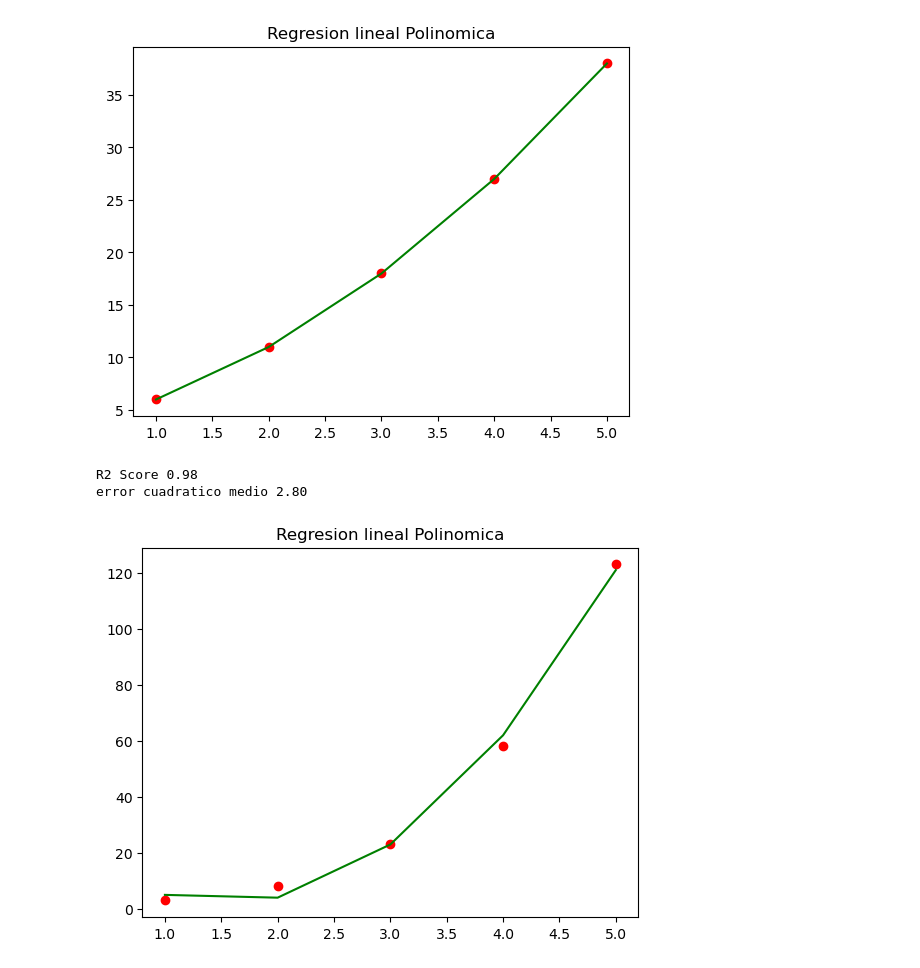
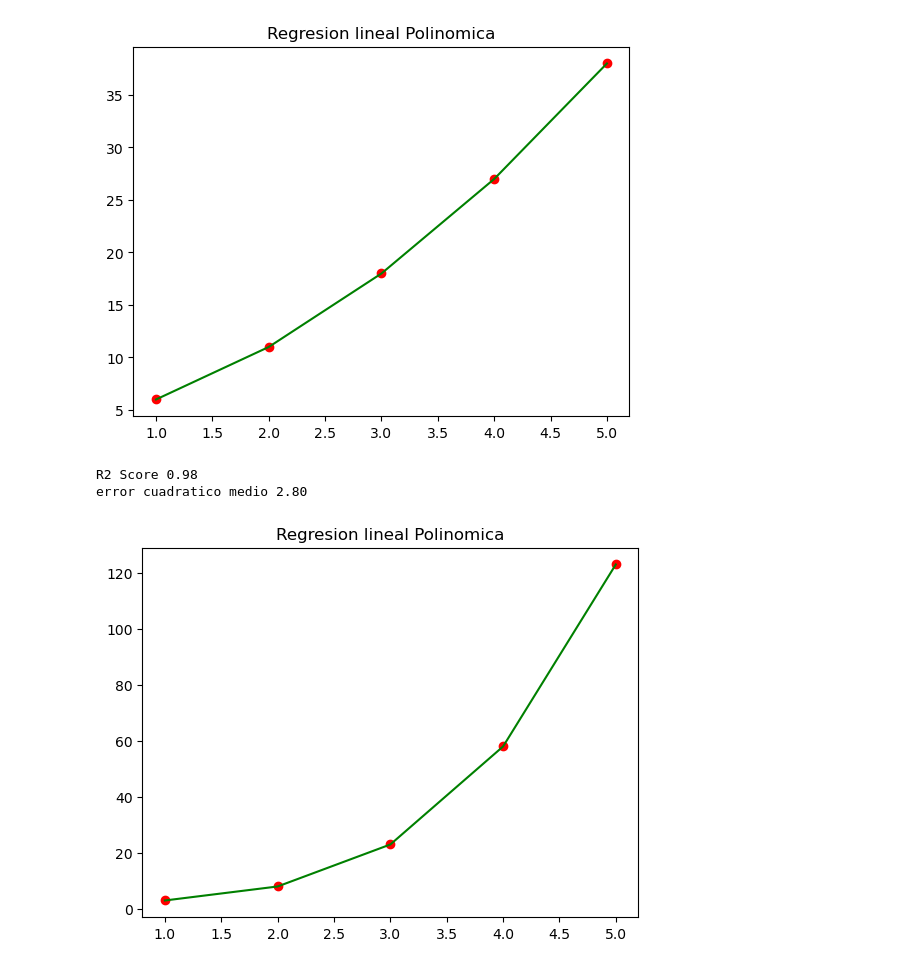
Before and after one commit to vizcardo1199/python-statitics, a Jupyter notebook: MODULO-2/Sesion16.ipynb, the cells around one changed output. Drawn from its saved outputs; the diff is of its cells as text; code cells hidden in the pictures.

```diff
--- a/MODULO-2/Sesion16.ipynb
+++ b/MODULO-2/Sesion16.ipynb
@@ -86,32 +86,32 @@ from sklearn.preprocessing import PolynomialFeatures
 from sklearn.metrics import mean_squared_error, r2_score
 
 #dataset
 X = np.array([1 ,2 ,3 ,4,5]).reshape(-1,1)
 y = np.array([3,8,23,58,123]).reshape(-1,1)
 
 #creamos caracteristicas polinomicas
-poly = PolynomialFeatures(degree=2)
+poly = PolynomialFeatures(degree=3)
 X_poly = poly.fit_transform(X)
 
 #Ajustamos el modelo
 model = LinearRegression()
 
 #entrenamos
 model.fit(X_poly , y)
 
 #predicciones
 y_pred = model.predict(X_poly)
 
 #imprimir metricas sin definicion
 print(f"R2 Score {r2:.2f}")#R2
 print(f"error cuadratico medio {mse:.2f}")#MSE
 
 #graficar
 plt.scatter(X,y , color='red')
 plt.plot(X , y_pred , color = 'green')
 plt.title('Regresion lineal Polinomica')
 plt.show()
 # %% [output]
 R2 Score 0.98
 error cuadratico medio 2.80
-[figure, old version]
+[figure, new version]
```
Also changed, not shown: parts of 1 cell of this notebook, 1 other file.
